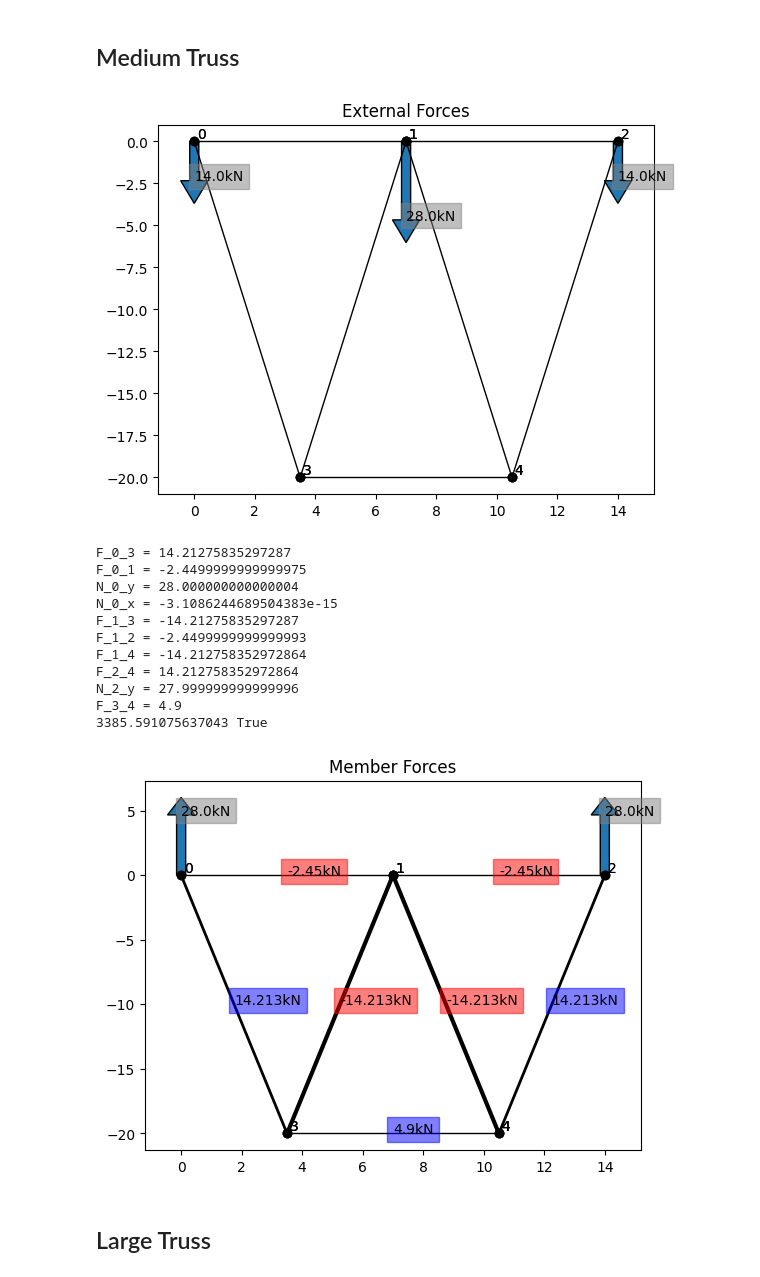
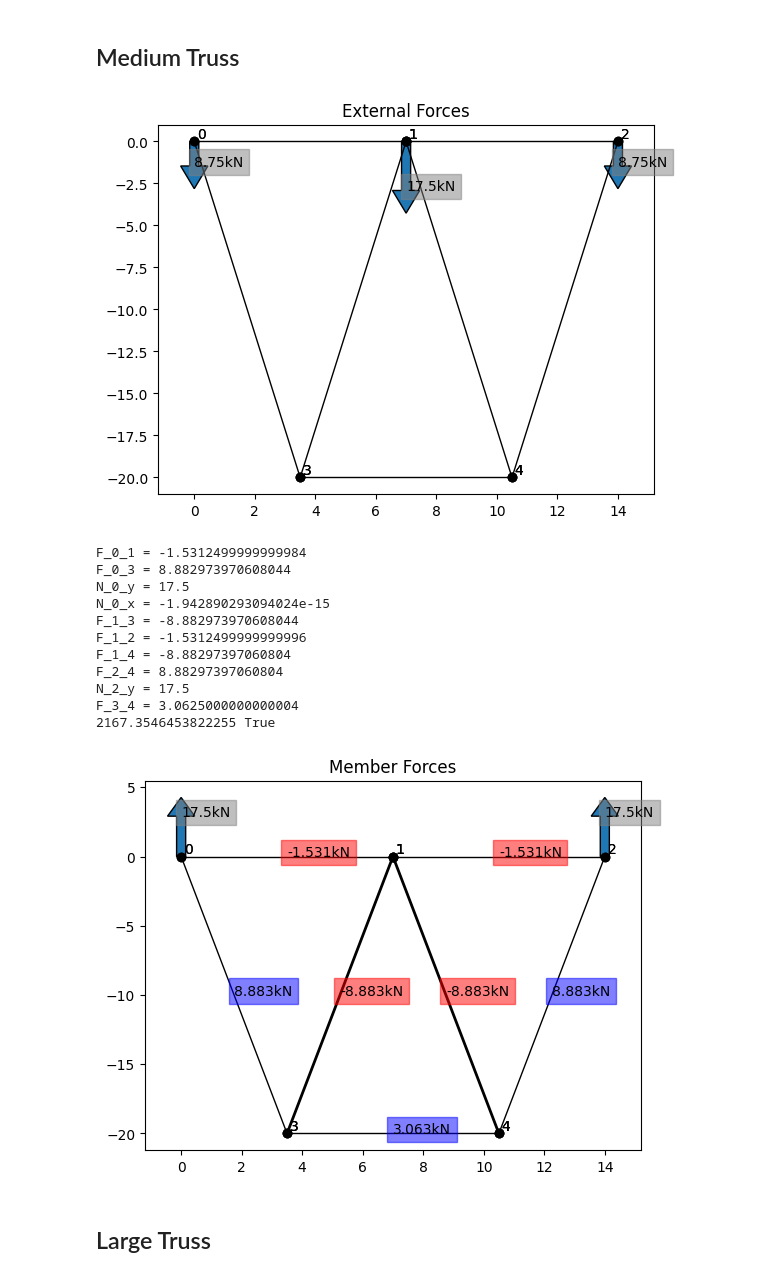
Before and after one commit to OLeather/truss-optimization, a Jupyter notebook: test.ipynb, the cells around one changed output. Cells and saved outputs as stored; diff of their text form; code cells hidden in the pictures.

```diff
--- a/test.ipynb
+++ b/test.ipynb
@@ -35,41 +35,41 @@ N_1_y = 28.0
 # %%
 from truss import *
 
-TRAIN_WEIGHT_PER_M = 4 # kN/m
+TRAIN_WEIGHT_PER_M = 2.5 # kN/m
 BRIDGE_LENGTH = 14 # m
 
 joints = [
     Joint(JointType.PIN, 0, 0, grounded=True),  # 0
     Joint(JointType.GUSSET, 7, 0), # 1
     Joint(JointType.ROLLER, 14, 0, grounded=True), # 2
     Joint(JointType.GUSSET, 3.5, -20), # 3
     Joint(JointType.GUSSET, 10.5, -20)] # 4
 links = [Link(0, 1), Link(1,2), Link(0,3), Link(1,3), Link(1,4), Link(2,4), Link(3,4)]
 
 train_force = Force(fx=0, fy=-TRAIN_WEIGHT_PER_M * BRIDGE_LENGTH, joints_applied=[0, 1, 2])
 forces = [train_force]
 
 truss = Truss(joints, links, forces)
 truss.apply_external_forces()
 
 truss.plot("External Forces", plot_external=True, plot_member=False)
 cost, success = truss.solve(print_solution=True)
 print(cost, success)
 truss.plot("Member Forces", plot_external=False, plot_member=True)
 # %% [output]
-[figure, old version]
+[figure, new version]
-F_0_3 = 14.21275835297287
-F_0_1 = -2.4499999999999975
-N_0_y = 28.000000000000004
-N_0_x = -3.1086244689504383e-15
-F_1_3 = -14.21275835297287
-F_1_2 = -2.4499999999999993
-F_1_4 = -14.212758352972864
-F_2_4 = 14.212758352972864
-N_2_y = 27.999999999999996
-F_3_4 = 4.9
-3385.591075637043 True
+F_0_1 = -1.5312499999999984
+F_0_3 = 8.882973970608044
+N_0_y = 17.5
+N_0_x = -1.942890293094024e-15
+F_1_3 = -8.882973970608044
+F_1_2 = -1.5312499999999996
+F_1_4 = -8.88297397060804
+F_2_4 = 8.88297397060804
+N_2_y = 17.5
+F_3_4 = 3.0625000000000004
+2167.3546453822255 True
-[figure, old version]
+[figure, new version]
 # %% [markdown]
 ## Large Truss
 # %%
```
Also changed, not shown: parts of 2 cells of this notebook, 3 other files.
